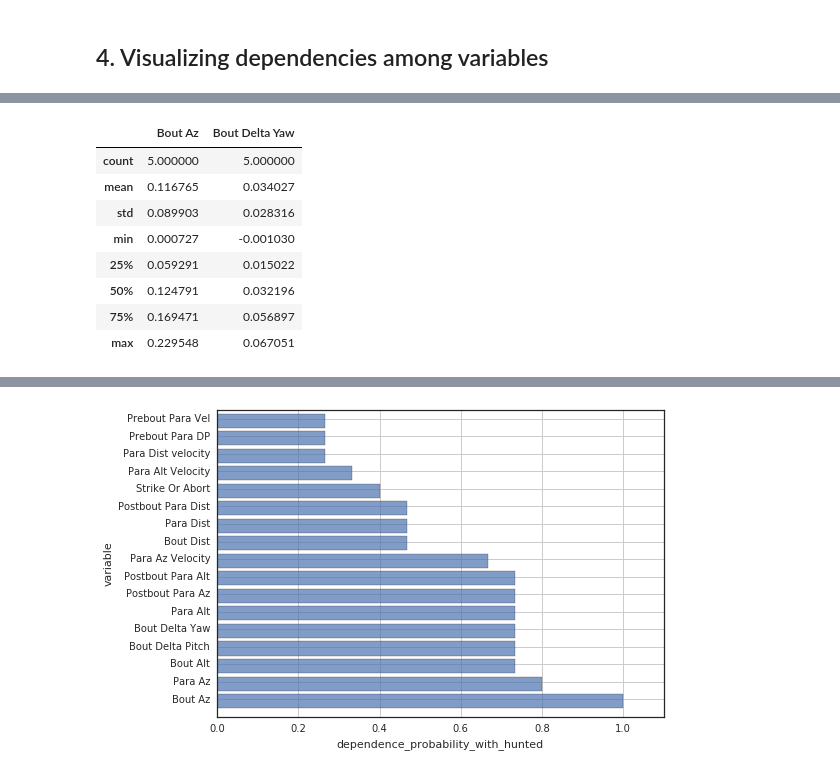
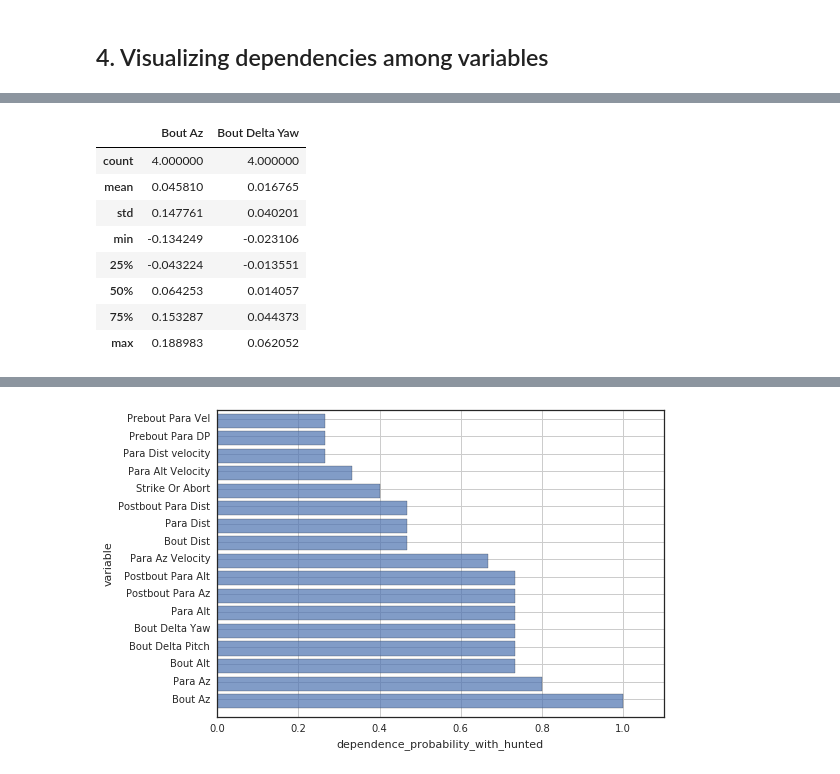
Before and after one commit to elifesciences-publications/PreycapMaster, a Jupyter notebook: Inversion_Analysis.ipynb, the cells around one changed output, grey strips where cells are left out. Cells and saved outputs as stored; diff of their text form; code cells hidden in the pictures.

```diff
--- a/Inversion_Analysis.ipynb
+++ b/Inversion_Analysis.ipynb
@@ -83,16 +76,16 @@ df.describe()
 # %%
-df = %bql SELECT "Bout Az", "Bout Delta Yaw" FROM bout_table WHERE "Para Az Velocity" < 0 AND "Para Az" BETWEEN 0 AND .05
+df = %bql SELECT "Bout Az", "Bout Delta Yaw" FROM bout_table WHERE "Para Az Velocity" > 0 AND "Para Az" BETWEEN 0 AND .05
 df.describe()
 # %% [output]
 |  | Bout Az | Bout Delta Yaw |
-| count | 5.000000 | 5.000000 |
-| mean | 0.116765 | 0.034027 |
-| std | 0.089903 | 0.028316 |
-| min | 0.000727 | -0.001030 |
-| 25% | 0.059291 | 0.015022 |
-| 50% | 0.124791 | 0.032196 |
-| 75% | 0.169471 | 0.056897 |
-| max | 0.229548 | 0.067051 |
+| count | 4.000000 | 4.000000 |
+| mean | 0.045810 | 0.016765 |
+| std | 0.147761 | 0.040201 |
+| min | -0.134249 | -0.023106 |
+| 25% | -0.043224 | -0.013551 |
+| 50% | 0.064253 | 0.014057 |
+| 75% | 0.153287 | 0.044373 |
+| max | 0.188983 | 0.062052 |
 # %%
 %%bql
 .interactive_pairplot --population=bout_population
```
Also changed, not shown: parts of 8 cells of this notebook, 4 other files.
